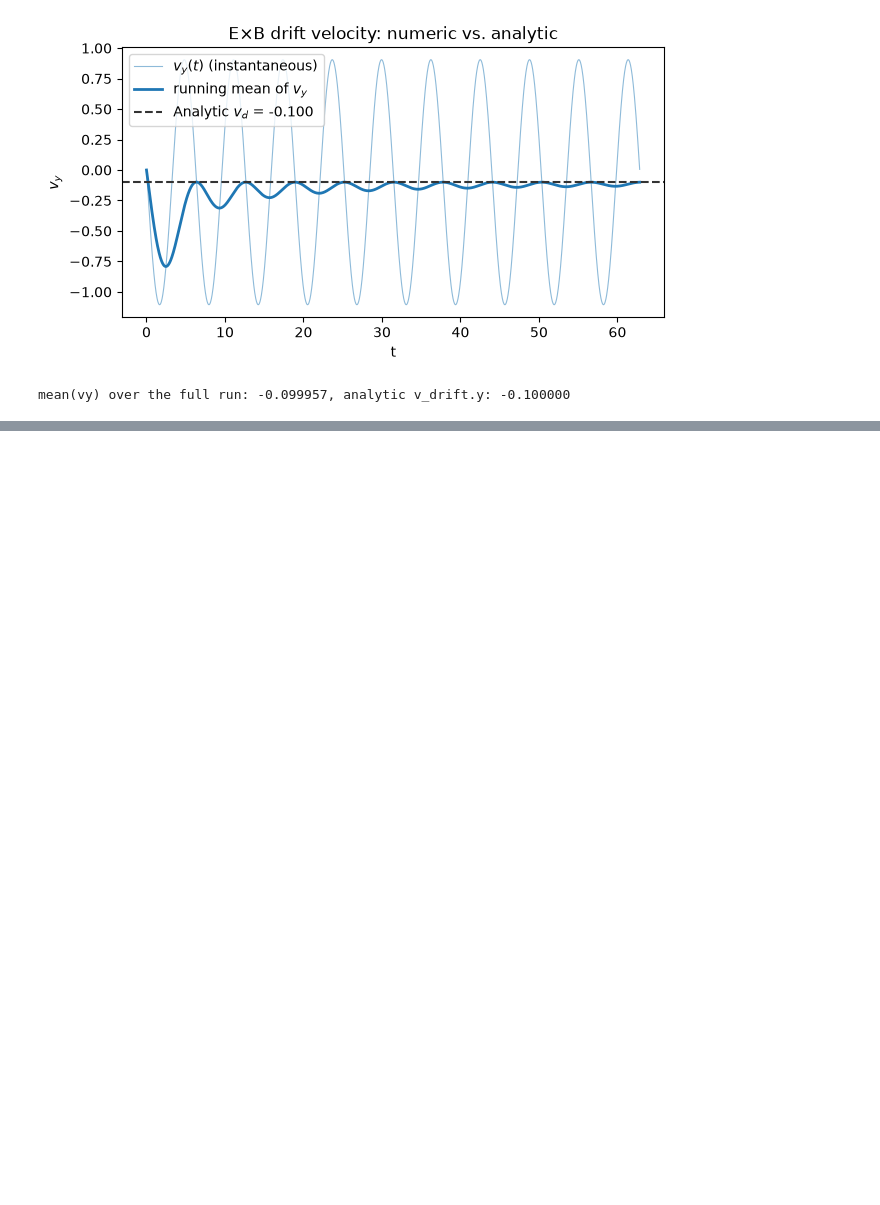
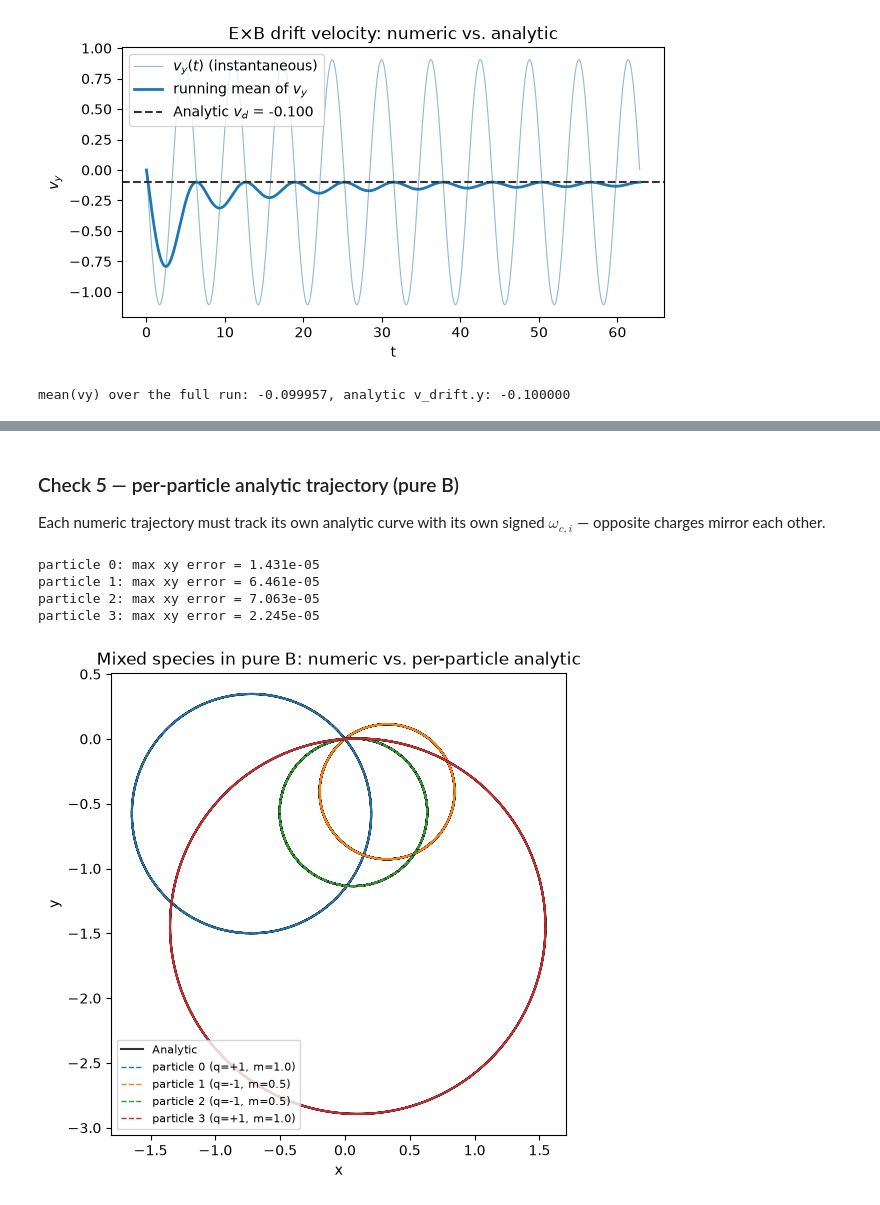
Before and after one commit to pabloreque/HPC, a Jupyter notebook: Session_2/analysis.ipynb, the cells around one changed output, grey strips where cells are left out. Cells and saved outputs as stored; diff of their text form; code cells hidden in the pictures; blank space fills up the shorter version.

```diff
--- a/Session_2/analysis.ipynb
+++ b/Session_2/analysis.ipynb
@@ -143,0 +205,25 @@ mean(vy) over the full run: -0.099957, analytic v_drift.y: -0.100000
+# %% [markdown]
+### Check 5 — per-particle analytic trajectory (pure B)
+
+Each numeric trajectory must track its own analytic curve with its own signed $\omega_{c,i}$ — opposite charges mirror each other.
+# %%
+fig, ax = plt.subplots(figsize=(6, 6))
+for p, (q, m, v0) in enumerate(SPECIES):
+    t = multi_cyclotron[p]["t"]
+    xa, _ = analytic_multi(t, q, m, v0, Ex=0.0)
+    ax.plot(xa[0], xa[1], "-", color=ANALYTIC_COLOR, linewidth=1.5, label="Analytic" if p == 0 else None)
+    ax.plot(multi_cyclotron[p]["x"], multi_cyclotron[p]["y"], "--", linewidth=1.0, label=f"particle {p} (q={q:+.0f}, m={m})")
+    err = np.hypot(multi_cyclotron[p]["x"] - xa[0], multi_cyclotron[p]["y"] - xa[1]).max()
+    print(f"particle {p}: max xy error = {err:.3e}")
+ax.set_xlabel("x")
+ax.set_ylabel("y")
+ax.set_title("Mixed species in pure B: numeric vs. per-particle analytic")
+ax.set_aspect("equal")
+ax.legend(fontsize=8)
+plt.show()
+# %% [output]
+particle 0: max xy error = 1.431e-05
+particle 1: max xy error = 6.461e-05
+particle 2: max xy error = 7.063e-05
+particle 3: max xy error = 2.245e-05
+[figure, added]
```
Also changed, not shown: parts of 10 cells of this notebook, 4 other files.
